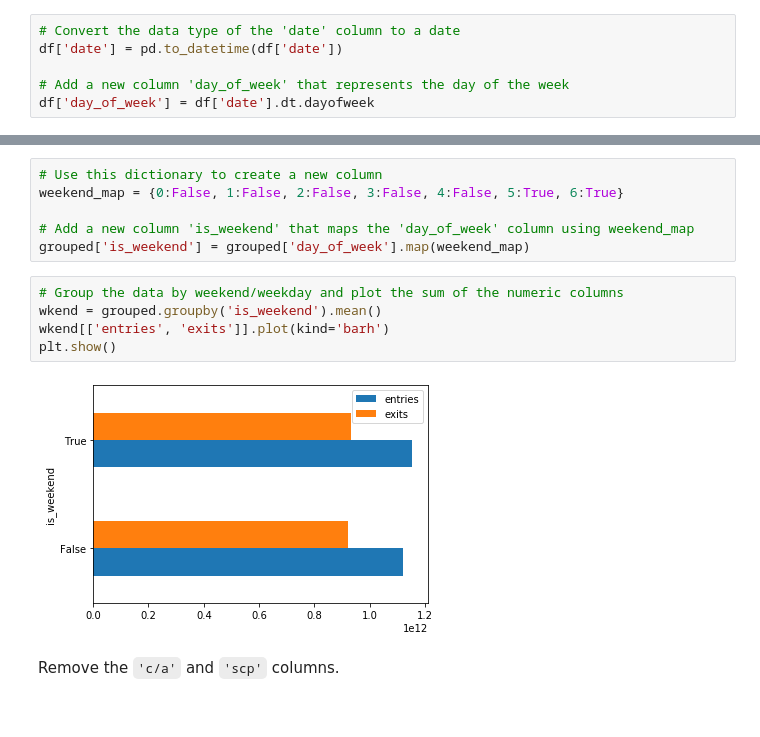
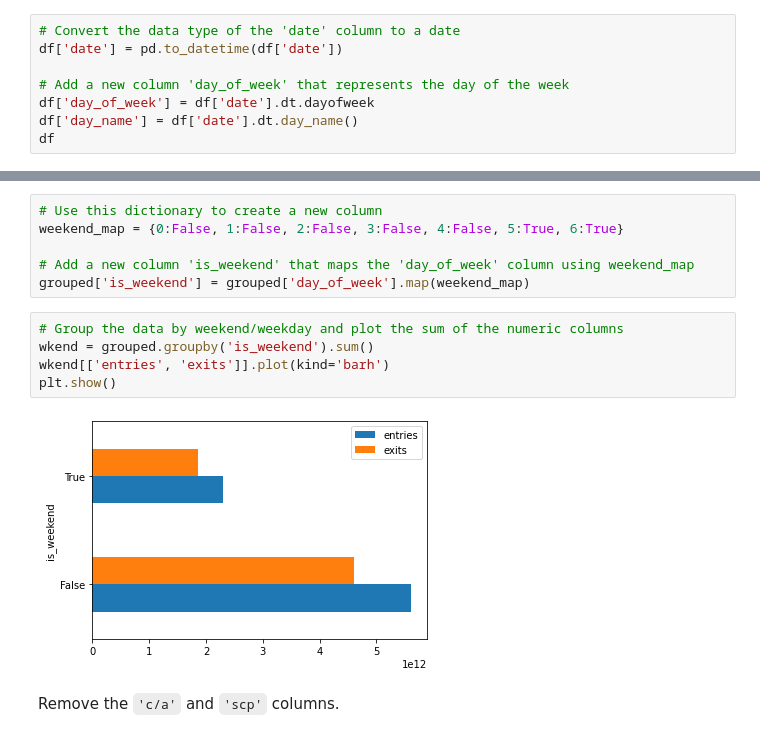
Before and after one commit to AnyOldRandomNameWillDOo/Understanding-Pandas-Series-and-DataFrames-Lab, a Jupyter notebook: index.ipynb, the cells around one changed output, grey strips where cells are left out. Drawn from its saved outputs; the diff is of its cells as text.

```diff
--- a/index.ipynb
+++ b/index.ipynb
@@ -118,3 +118,5 @@ df['date'] = pd.to_datetime(df['date'])
 
 # Add a new column 'day_of_week' that represents the day of the week
 df['day_of_week'] = df['date'].dt.dayofweek
+df['day_name'] = df['date'].dt.day_name()
+df
@@ -151,11 +167,11 @@ weekend_map = {0:False, 1:False, 2:False, 3:False, 4:False, 5:True, 6:True}
 grouped['is_weekend'] = grouped['day_of_week'].map(weekend_map)
 # %%
 # Group the data by weekend/weekday and plot the sum of the numeric columns
-wkend = grouped.groupby('is_weekend').mean()
+wkend = grouped.groupby('is_weekend').sum()
 wkend[['entries', 'exits']].plot(kind='barh')
 plt.show()
 # %% [output]
-[figure, old version]
+[figure, new version]
 # %% [markdown]
 Remove the `'c/a'` and `'scp'` columns.
 # %%
```
Also changed, not shown: parts of 3 cells of this notebook.
